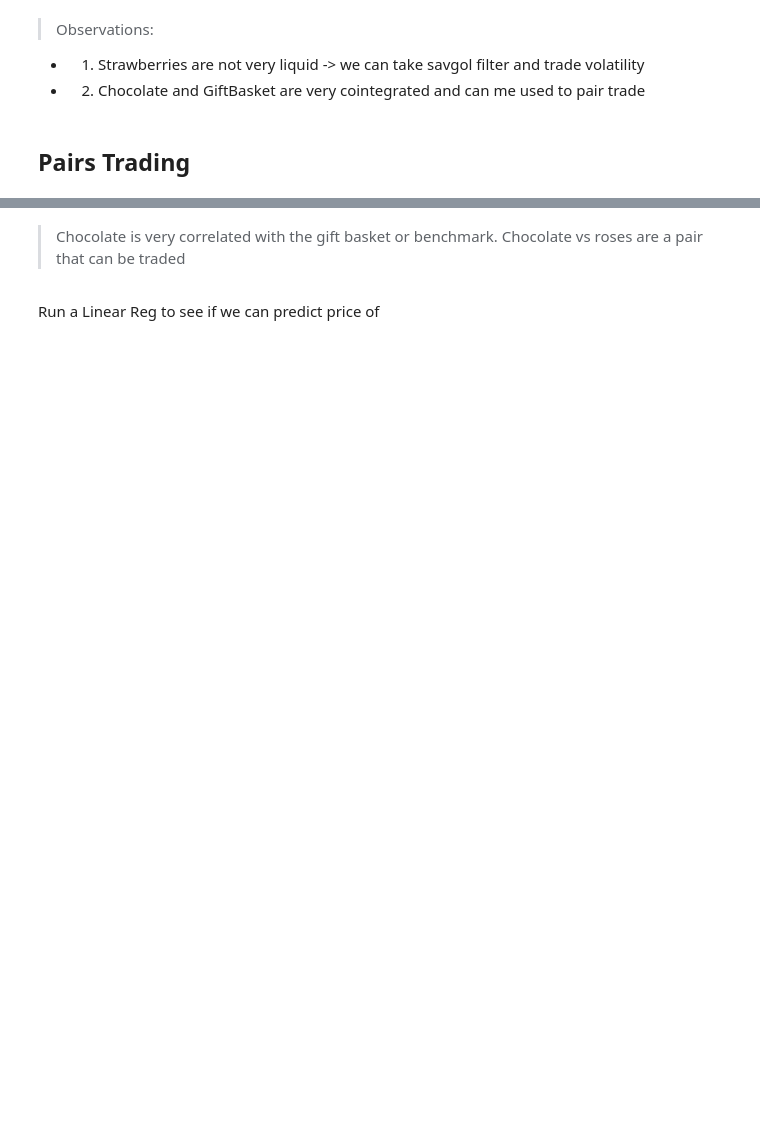
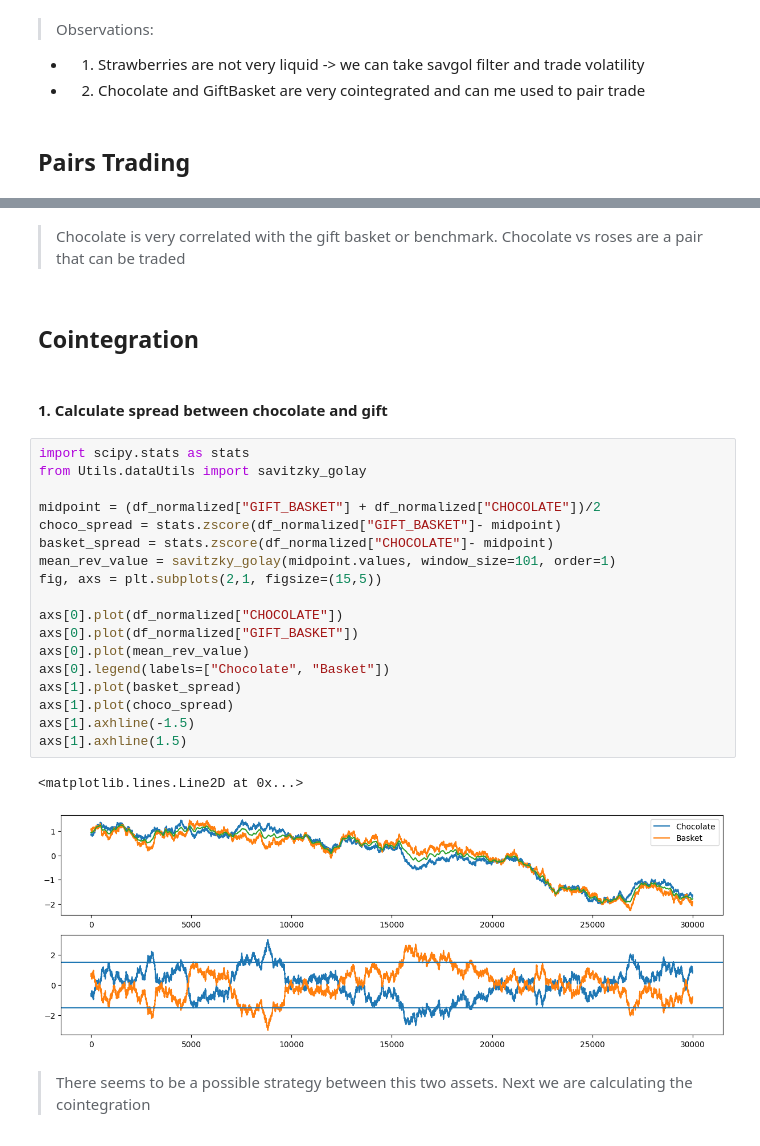
Before and after one commit to rvargas42/IMC_Prosperity2_BigWhales, a Jupyter notebook: Research/round_3/R3_GiftBasket_Popt.ipynb, the cells around one changed output, grey strips where cells are left out. Drawn from its saved outputs; the diff is of its cells as text; blank space fills up the shorter version.

```diff
--- a/Research/round_3/R3_GiftBasket_Popt.ipynb
+++ b/Research/round_3/R3_GiftBasket_Popt.ipynb
@@ -63,5 +66,29 @@ sns.heatmap(corr)
 # %% [markdown]
-> Chocolate is very correlated with the gift basket or benchmark.
-Chocolate vs roses are a pair that can be traded
+> Chocolate is very correlated with the gift basket or benchmark. Chocolate vs roses are a pair that can be traded
-# %% [markdown]
-Run a Linear Reg to see if we can predict price of
+# %% [markdown]
+## Cointegration
+# %% [markdown]
+#### 1. Calculate spread between chocolate and gift
+# %%
+import scipy.stats as stats
+from Utils.dataUtils import savitzky_golay
+
+midpoint = (df_normalized["GIFT_BASKET"] + df_normalized["CHOCOLATE"])/2
+choco_spread = stats.zscore(df_normalized["GIFT_BASKET"]- midpoint)
+basket_spread = stats.zscore(df_normalized["CHOCOLATE"]- midpoint)
+mean_rev_value = savitzky_golay(midpoint.values, window_size=101, order=1)
+fig, axs = plt.subplots(2,1, figsize=(15,5))
+
+axs[0].plot(df_normalized["CHOCOLATE"])
+axs[0].plot(df_normalized["GIFT_BASKET"])
+axs[0].plot(mean_rev_value)
+axs[0].legend(labels=["Chocolate", "Basket"])
+axs[1].plot(basket_spread)
+axs[1].plot(choco_spread)
+axs[1].axhline(-1.5)
+axs[1].axhline(1.5)
+# %% [output]
+<matplotlib.lines.Line2D at 0x...>
+[figure, added]
+# %% [markdown]
+> There seems to be a possible strategy between this two assets. Next we are calculating the cointegration
```
Also changed, not shown: parts of 11 cells of this notebook, 4 other files.
